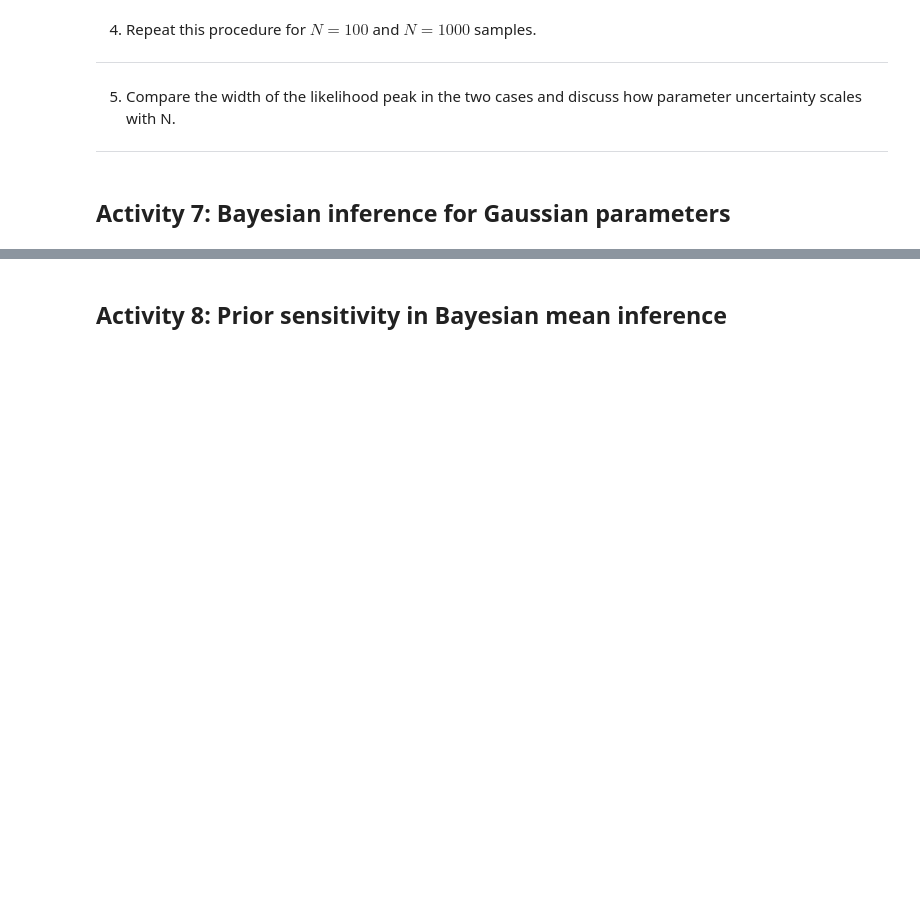
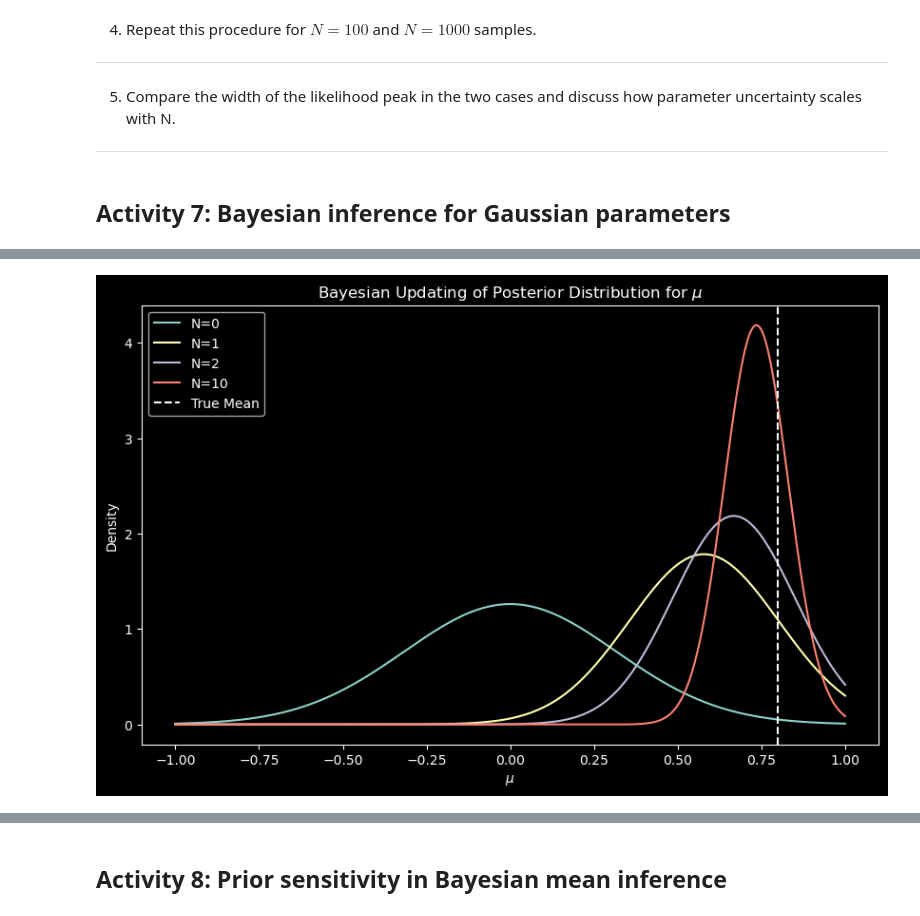
Before and after one commit to breckmeagher/statistics-and-data-analysis, a Jupyter notebook: work-in-progress/homework2_running.ipynb, the cells around one changed output, grey strips where cells are left out. Cells and saved outputs as stored; diff of their text form; code cells hidden in the pictures; blank space fills up the shorter version.

```diff
--- a/work-in-progress/homework2_running.ipynb
+++ b/work-in-progress/homework2_running.ipynb
@@ -223,0 +460,55 @@ Generate a data set with a single Gaussian random variable $x$ characterized by
+# %%
+import scipy.stats as stats
+plt.style.use('dark_background')
+plt.close('all')
+
+# generate data set
+np.random.seed(67)
+true_mu = 0.8 # known mean used in fig 2.12
+sigma2 = 0.1  # known variance used in fig 2.12
+sigma = np.sqrt(sigma2)
+N_values = [1, 2, 10]  # Different numbers of observations
+data = np.random.normal(true_mu, sigma, max(N_values))
+
+# prior beliefs
+mu_0 = 0.0    # prior mean
+sigma02 = 0.1 # prior variance = true variance here
+
+# bayesian inference
+def bayesian_inference(data, sigma2, mu_0, sigma02):
+    N = len(data)
+    sample_mean = np.mean(data)
+
+    # posterior precision = prior precision + data precision
+    # 1/sigmaN2 = 1/sigma02 + N/sigma2
+    posterior_var = 1 / (1/sigma02 + N/sigma2)
+
+    # posterior mean = weighted average of prior mean and sample mean
+    posterior_mean = (mu_0/sigma02 + sample_mean*N/sigma2) * posterior_var
+
+    return posterior_mean, posterior_var
+
+results = []
+for N in N_values:
+    sub_data = data[:N]
+    mu_N, var_N = bayesian_inference(sub_data, sigma2, mu_0, sigma02)
+    mu_ML = np.mean(sub_data)
+    results.append((N, mu_N, mu_ML))
+
+# plotting the results
+plt.figure(figsize=(10, 6))
+mu_grid = np.linspace(-1, 1, 500)
+
+plt.plot(mu_grid, stats.norm.pdf(mu_grid, mu_0, np.sqrt(sigma02)), label=f'N=0')
+
+for N, m_n, v_n in [(r[0], r[1], bayesian_inference(data[:r[0]], sigma2, mu_0, sigma02)[1]) for r in results]:
+    plt.plot(mu_grid, stats.norm.pdf(mu_grid, m_n, np.sqrt(v_n)), label=f'N={N}')
+
+plt.axvline(true_mu, color='w', linestyle='--', label='True Mean')
+plt.title(r'Bayesian Updating of Posterior Distribution for $\mu$')
+plt.xlabel(r'$\mu$')
+plt.ylabel('Density')
+plt.legend()
+plt.show()
+# %% [output]
+[figure, added]
```
Also changed, not shown: parts of 17 cells of this notebook.
